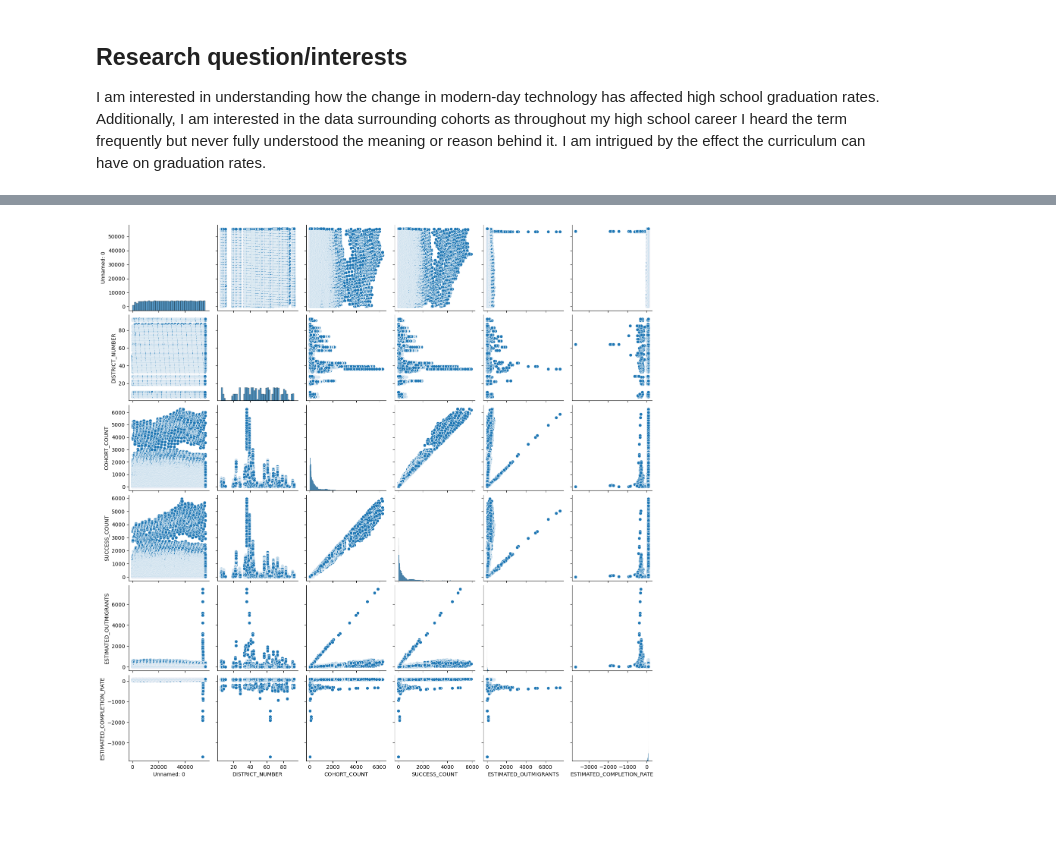
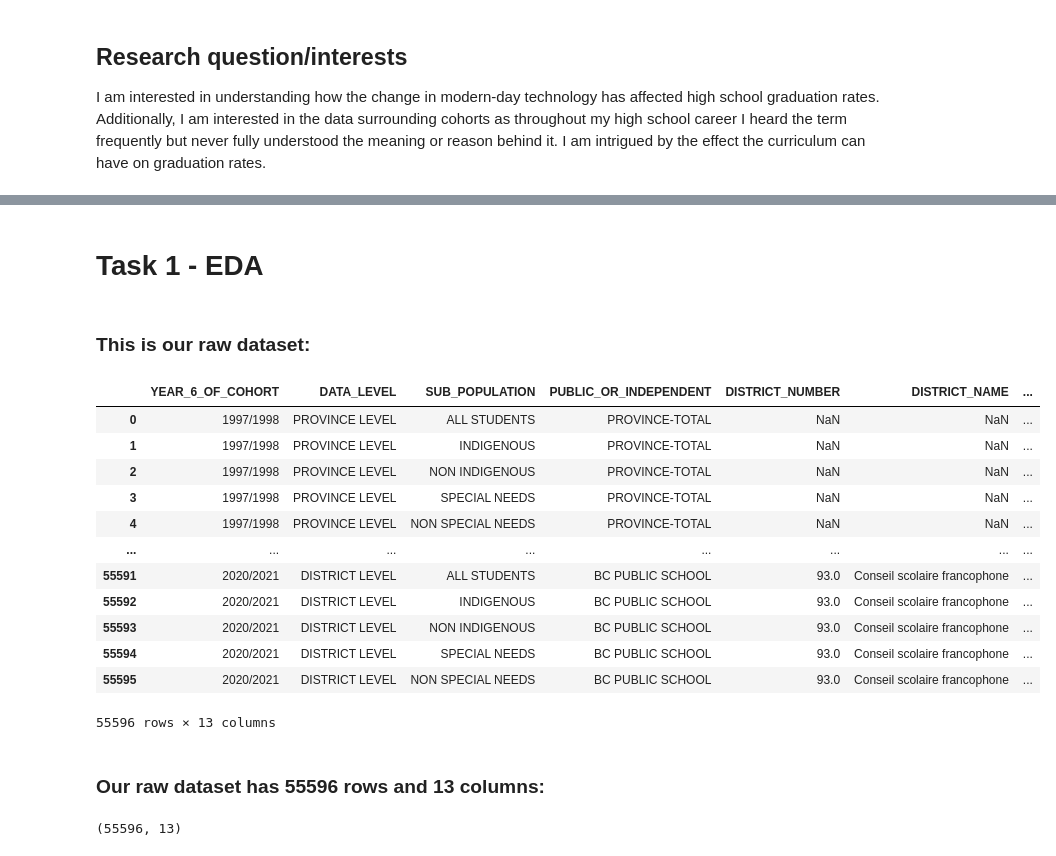
Before and after one commit to ubco-W2022T1-cosc301/project-group19, a Jupyter notebook: notebooks/analysis3.ipynb, the cells around one changed output, grey strips where cells are left out. Cells and saved outputs as stored; diff of their text form; code cells hidden in the pictures; blank space fills up the shorter version.

Commit message:
task 1&2 basically done.

```diff
--- a/notebooks/analysis3.ipynb
+++ b/notebooks/analysis3.ipynb
@@ -110,5 +7,2 @@ df_cleaned.plot(kind='scatter', x='SUCCESS_COUNT', y='ESTIMATED_COMPLETION_RATE'
-# %%
-#pair plots
-g = sns.pairplot(df)
-# %% [output]
-[figure, removed]
+# %% [markdown]
+# Task 1 - EDA
@@ -114,0 +17,25 @@ g = sns.pairplot(df)
+# %% [markdown]
+### This is our raw dataset:
+# %%
+df = pd.read_csv("../data/raw/Completion_Rate_residents_only_97-21.csv")
+df
+# %% [output]
+|  | YEAR_6_OF_COHORT | DATA_LEVEL | SUB_POPULATION | PUBLIC_OR_INDEPENDENT | DISTRICT_NUMBER | DISTRICT_NAME | ... |
+| 0 | 1997/1998 | PROVINCE LEVEL | ALL STUDENTS | PROVINCE-TOTAL | NaN | NaN | ... |
+| 1 | 1997/1998 | PROVINCE LEVEL | INDIGENOUS | PROVINCE-TOTAL | NaN | NaN | ... |
+| 2 | 1997/1998 | PROVINCE LEVEL | NON INDIGENOUS | PROVINCE-TOTAL | NaN | NaN | ... |
+| 3 | 1997/1998 | PROVINCE LEVEL | SPECIAL NEEDS | PROVINCE-TOTAL | NaN | NaN | ... |
+| 4 | 1997/1998 | PROVINCE LEVEL | NON SPECIAL NEEDS | PROVINCE-TOTAL | NaN | NaN | ... |
+| ... | ... | ... | ... | ... | ... | ... | ... |
+| 55591 | 2020/2021 | DISTRICT LEVEL | ALL STUDENTS | BC PUBLIC SCHOOL | 93.0 | Conseil scolaire francophone | ... |
+| 55592 | 2020/2021 | DISTRICT LEVEL | INDIGENOUS | BC PUBLIC SCHOOL | 93.0 | Conseil scolaire francophone | ... |
+| 55593 | 2020/2021 | DISTRICT LEVEL | NON INDIGENOUS | BC PUBLIC SCHOOL | 93.0 | Conseil scolaire francophone | ... |
+| 55594 | 2020/2021 | DISTRICT LEVEL | SPECIAL NEEDS | BC PUBLIC SCHOOL | 93.0 | Conseil scolaire francophone | ... |
+| 55595 | 2020/2021 | DISTRICT LEVEL | NON SPECIAL NEEDS | BC PUBLIC SCHOOL | 93.0 | Conseil scolaire francophone | ... |
+55596 rows × 13 columns
+# %% [markdown]
+### Our raw dataset has 55596 rows and 13 columns:
+# %%
+df.shape
+# %% [output]
+(55596, 13)
```
Also changed, not shown: parts of 46 cells of this notebook.
